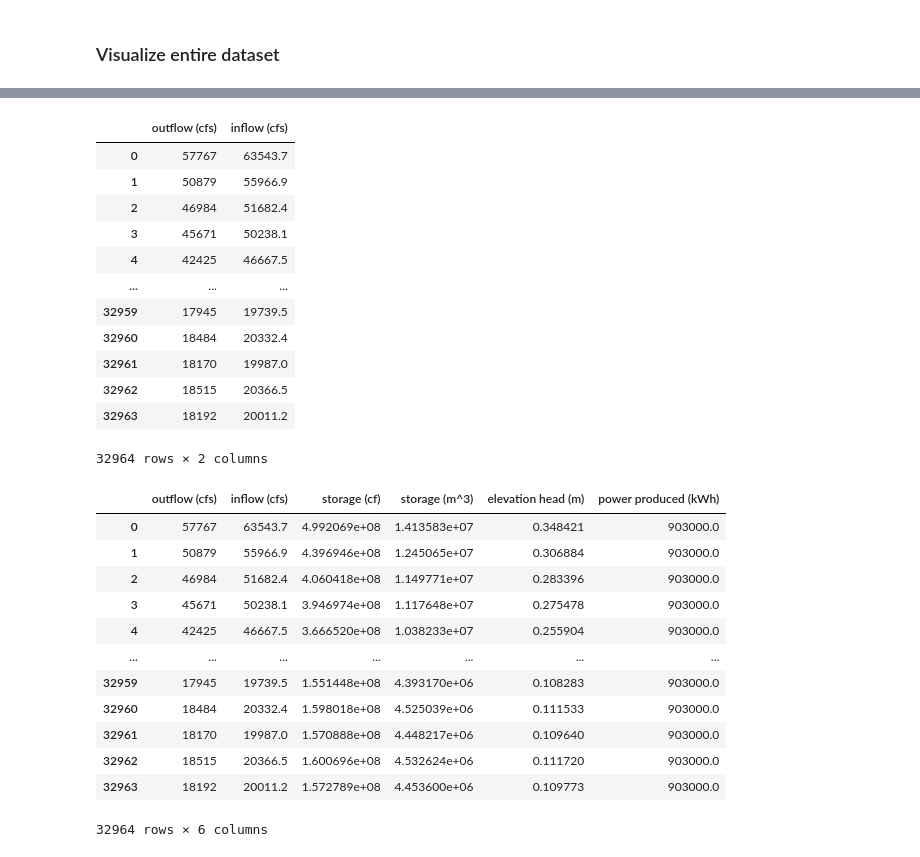
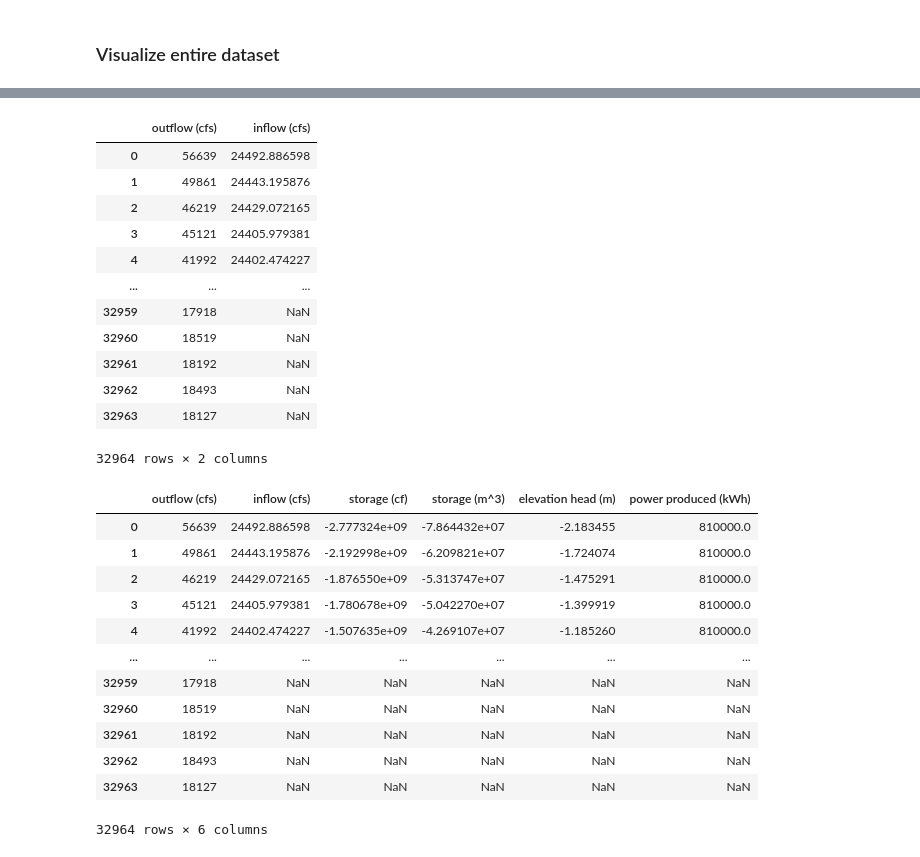
Before and after one commit to clairewang23/columbia_river_model, a Jupyter notebook: model drafting.ipynb, the cells around one changed output, grey strips where cells are left out. Cells and saved outputs as stored; diff of their text form; code cells hidden in the pictures.

```diff
--- a/model drafting.ipynb
+++ b/model drafting.ipynb
@@ -80,0 +137,7 @@ Text(0, 0.5, 'Outflow data from each dam (cfs)')
+# %%
+from Reservoir import Reservoir
+
+ice_harbor = Reservoir(SA=9200*4047,num_turb=6,capacity=603000,tail_elev=339,pool_elev=446,bottom_elev=310,fish_pass=0.965, area=550_000_000)
+lower_monumental = Reservoir(SA=6590*4047,num_turb=6,capacity=810000,tail_elev=439,pool_elev=548.3,bottom_elev=406,fish_pass=0.965, area=1_610_000_000)
+little_goose = Reservoir(SA=10025*4047,num_turb=6,capacity=903000,tail_elev=539,pool_elev=646.5,bottom_elev=500,fish_pass=0.9775, area=1_175_000_000)
+lower_granite = Reservoir(SA=8900*4047,num_turb=6,capacity=810000,tail_elev=636,pool_elev=746.5,bottom_elev=590,fish_pass=1, area=2_477_000_000)
@@ -80,0 +146,5 @@ Text(0, 0.5, 'Outflow data from each dam (cfs)')
+# %%
+input_data['Lower Granite inflow (cfs)'] = lower_granite.simulate_inflow(input_data['rainfall (in)'].values, input_data['upstream flow (cfs)'].values)
+input_data['Lower granite storage (m^3)'] = lower_granite.simulate_storage(1_000_000_000, 1, input_data['upstream flow (cfs)'].values*86400*0.0283, input_data['Lower Granite outflow (cfs)'].values*86400*0.0283)
+
+display(input_data)
@@ -86,8 +182,8 @@ res_info = pd.DataFrame({'Names':['Ice Harbor','Lower Monumental','Little Goose'
                          'Reservoir surface area (m^2)':[9200*4047,6590*4047,10025*4047,8900*4047],
                          'Number of turbines':[6,6,6,6],
                          'Generation capacity (kW)':[603000,810000,903000,810000],
-                         'Average tailwater elevation (m)':[x,x,x,x],
-                         'Maximum pooling elevation (m)':[x,x,646.5,x],
+                         'Average tailwater elevation (m)':[339,439,539,636],
+                         'Maximum pooling elevation (m)':[446.0,548.3,646.5,746.5],
                          'Fish Passage Rate (%)':[.965,.965,.9775,x],
                          'Watershed Area (acres)':[103_352,95_277,83_074,111_602]
                          })
@@ -111,7 +207,7 @@ def simulate_reservoir(df, initial_storage, keep, resID):
     # resID is the string name of the reservoir
     # this function will directly modify a DataFrame!
     info = res_info[res_info['Names'] == resID].iloc[0]
-    df['storage (cf)'] = 0
+    df['storage (cf)'] = 3000000
     max_storage = info['Maximum pooling elevation (m)']*info['Reservoir surface area (m^2)']
     df.loc[0,'storage (cf)'] = initial_storage
     if keep == 0:
@@ -140,37 +236,35 @@ def simulate_system(df):
 # %%
-import reservoir_simulation
-
-# simulate Little Goose reservoir
-little_goose = pd.DataFrame(outflow_data['Little Goose outflow (cfs)'])
-little_goose['inflow (cfs)'] = simulate_inflow(little_goose['Little Goose outflow (cfs)'])
-little_goose.rename(columns={'Little Goose outflow (cfs)':'outflow (cfs)'}, inplace=True)
-display(little_goose)
-simulate_reservoir(little_goose,100000,0,'Little Goose')
-display(little_goose)
+# simulate Lower Granite reservoir
+lower_granite = pd.DataFrame(outflow_data['Lower Granite outflow (cfs)'])
+lower_granite['inflow (cfs)'] = input_data['upstream flow (cfs)']
+lower_granite.rename(columns={'Lower Granite outflow (cfs)':'outflow (cfs)'}, inplace=True)
+display(lower_granite)
+simulate_reservoir(lower_granite,100000,0,'Lower Granite')
+display(lower_granite)
 # %% [output]
 |  | outflow (cfs) | inflow (cfs) |
-| 0 | 57767 | 63543.7 |
-| 1 | 50879 | 55966.9 |
-| 2 | 46984 | 51682.4 |
-| 3 | 45671 | 50238.1 |
-| 4 | 42425 | 46667.5 |
+| 0 | 56639 | 24492.886598 |
+| 1 | 49861 | 24443.195876 |
+| 2 | 46219 | 24429.072165 |
+| 3 | 45121 | 24405.979381 |
+| 4 | 41992 | 24402.474227 |
 | ... | ... | ... |
-| 32959 | 17945 | 19739.5 |
-| 32960 | 18484 | 20332.4 |
-| 32961 | 18170 | 19987.0 |
-| 32962 | 18515 | 20366.5 |
-| 32963 | 18192 | 20011.2 |
+| 32959 | 17918 | NaN |
+| 32960 | 18519 | NaN |
+| 32961 | 18192 | NaN |
+| 32962 | 18493 | NaN |
+| 32963 | 18127 | NaN |
 32964 rows × 2 columns
 |  | outflow (cfs) | inflow (cfs) | storage (cf) | storage (m^3) | elevation head (m) | power produced (kWh) |
-| 0 | 57767 | 63543.7 | 4.992069e+08 | 1.413583e+07 | 0.348421 | 903000.0 |
-| 1 | 50879 | 55966.9 | 4.396946e+08 | 1.245065e+07 | 0.306884 | 903000.0 |
-| 2 | 46984 | 51682.4 | 4.060418e+08 | 1.149771e+07 | 0.283396 | 903000.0 |
-| 3 | 45671 | 50238.1 | 3.946974e+08 | 1.117648e+07 | 0.275478 | 903000.0 |
-| 4 | 42425 | 46667.5 | 3.666520e+08 | 1.038233e+07 | 0.255904 | 903000.0 |
+| 0 | 56639 | 24492.886598 | -2.777324e+09 | -7.864432e+07 | -2.183455 | 810000.0 |
+| 1 | 49861 | 24443.195876 | -2.192998e+09 | -6.209821e+07 | -1.724074 | 810000.0 |
+| 2 | 46219 | 24429.072165 | -1.876550e+09 | -5.313747e+07 | -1.475291 | 810000.0 |
+| 3 | 45121 | 24405.979381 | -1.780678e+09 | -5.042270e+07 | -1.399919 | 810000.0 |
+| 4 | 41992 | 24402.474227 | -1.507635e+09 | -4.269107e+07 | -1.185260 | 810000.0 |
 | ... | ... | ... | ... | ... | ... | ... |
-| 32959 | 17945 | 19739.5 | 1.551448e+08 | 4.393170e+06 | 0.108283 | 903000.0 |
-| 32960 | 18484 | 20332.4 | 1.598018e+08 | 4.525039e+06 | 0.111533 | 903000.0 |
-| 32961 | 18170 | 19987.0 | 1.570888e+08 | 4.448217e+06 | 0.109640 | 903000.0 |
-| 32962 | 18515 | 20366.5 | 1.600696e+08 | 4.532624e+06 | 0.111720 | 903000.0 |
-| 32963 | 18192 | 20011.2 | 1.572789e+08 | 4.453600e+06 | 0.109773 | 903000.0 |
+| 32959 | 17918 | NaN | NaN | NaN | NaN | NaN |
+| 32960 | 18519 | NaN | NaN | NaN | NaN | NaN |
+| 32961 | 18192 | NaN | NaN | NaN | NaN | NaN |
+| 32962 | 18493 | NaN | NaN | NaN | NaN | NaN |
+| 32963 | 18127 | NaN | NaN | NaN | NaN | NaN |
 32964 rows × 6 columns
```
Also changed, not shown: parts of 13 cells of this notebook, 1 other file.
